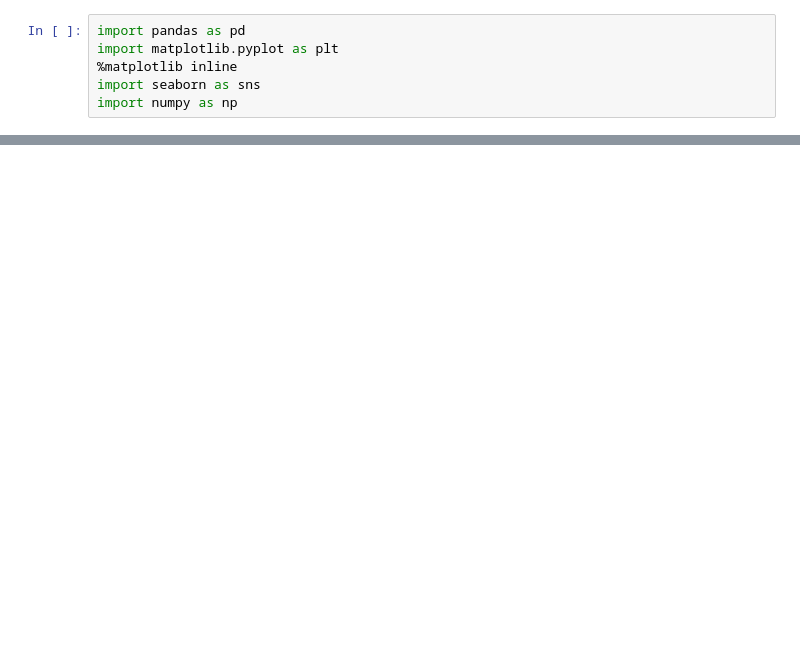
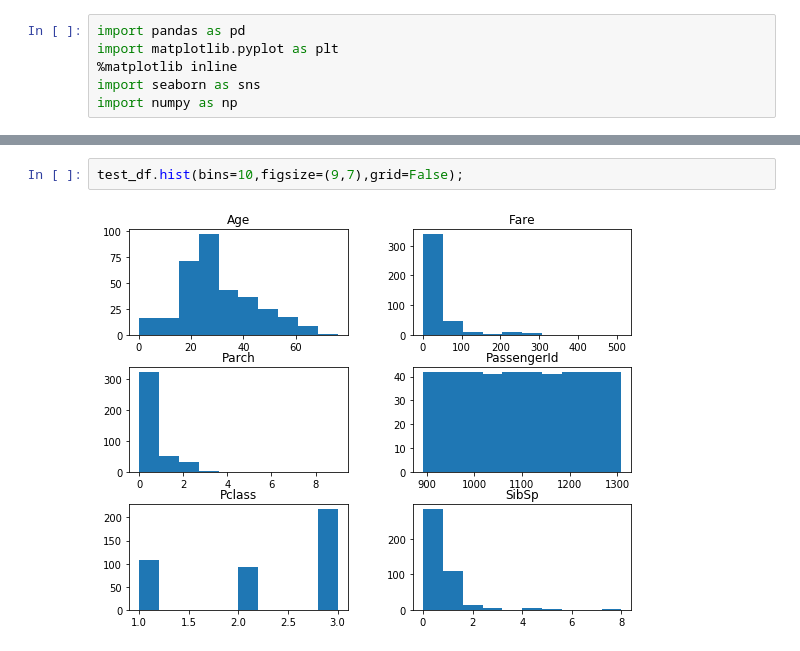
Before and after one commit to dgangwar/Machine-Learning-Exercises, a Jupyter notebook: TitanicClassification/Titanic Disaster Classification.ipynb, the cells around one changed output, grey strips where cells are left out. Cells and saved outputs as stored; diff of their text form; blank space fills up the shorter version.

```diff
--- a/TitanicClassification/Titanic Disaster Classification.ipynb
+++ b/TitanicClassification/Titanic Disaster Classification.ipynb
@@ -55,0 +55,4 @@ print(total_data.head())
+# %%
+test_df.hist(bins=10,figsize=(9,7),grid=False);
+# %% [output]
+[figure, added]
```
Also changed, not shown: parts of 4 cells of this notebook.
